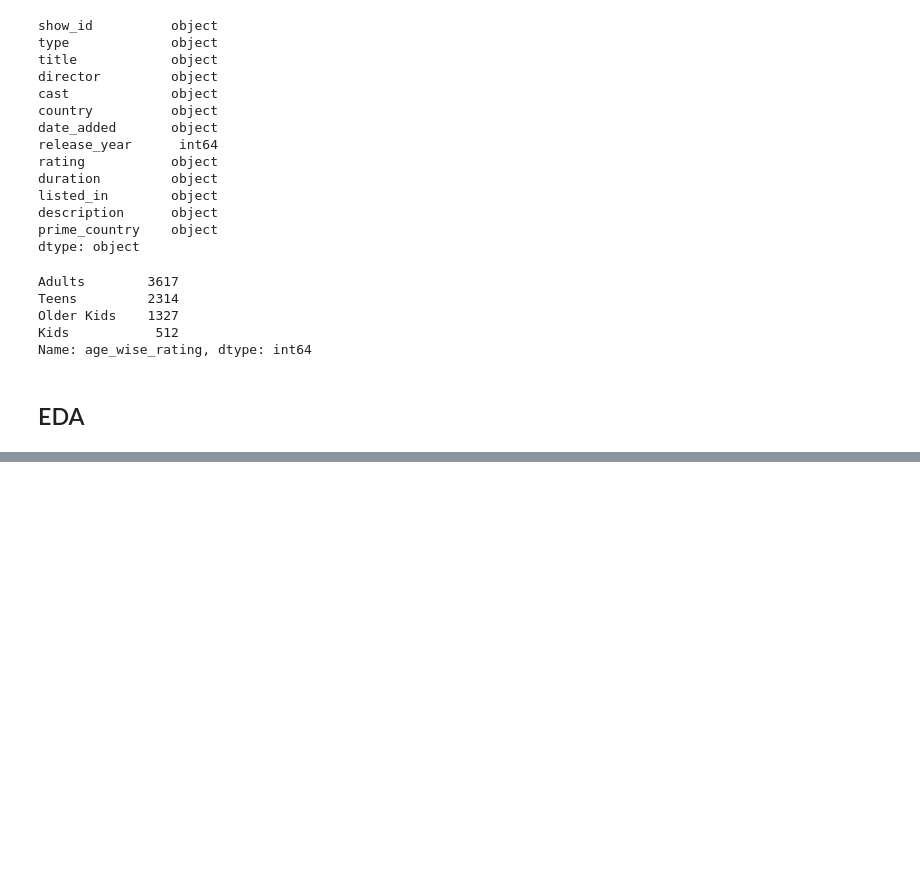
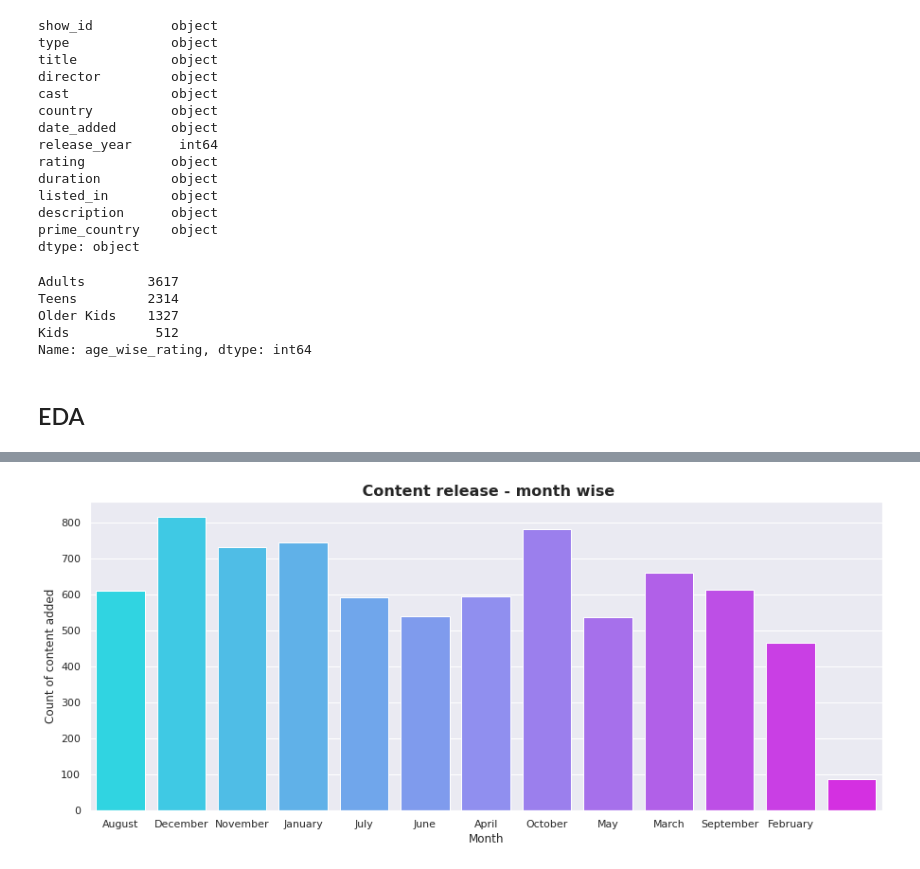
Before and after one commit to KirteshVerma/Netflix-movies-and-TV-shows, a Jupyter notebook: Netflix_movies_and_TV_shows_clustering.ipynb, the cells around one changed output, grey strips where cells are left out. Cells and saved outputs as stored; diff of their text form; code cells hidden in the pictures; blank space fills up the shorter version.

```diff
--- a/Netflix_movies_and_TV_shows_clustering.ipynb
+++ b/Netflix_movies_and_TV_shows_clustering.ipynb
@@ -184,0 +248,11 @@ df.head()
+# %%
+#plot for month wise content release
+sns.set(rc={'figure.figsize':(15,6)})
+sns.countplot(x='month_added',data=df,palette="cool")
+
+plt.title(' Content release - month wise',size='16',fontweight="bold")
+plt.xlabel('Month')
+plt.ylabel('Count of content added')
+plt.show()
+# %% [output]
+[figure, added]
```
Also changed, not shown: parts of 7 cells of this notebook.
